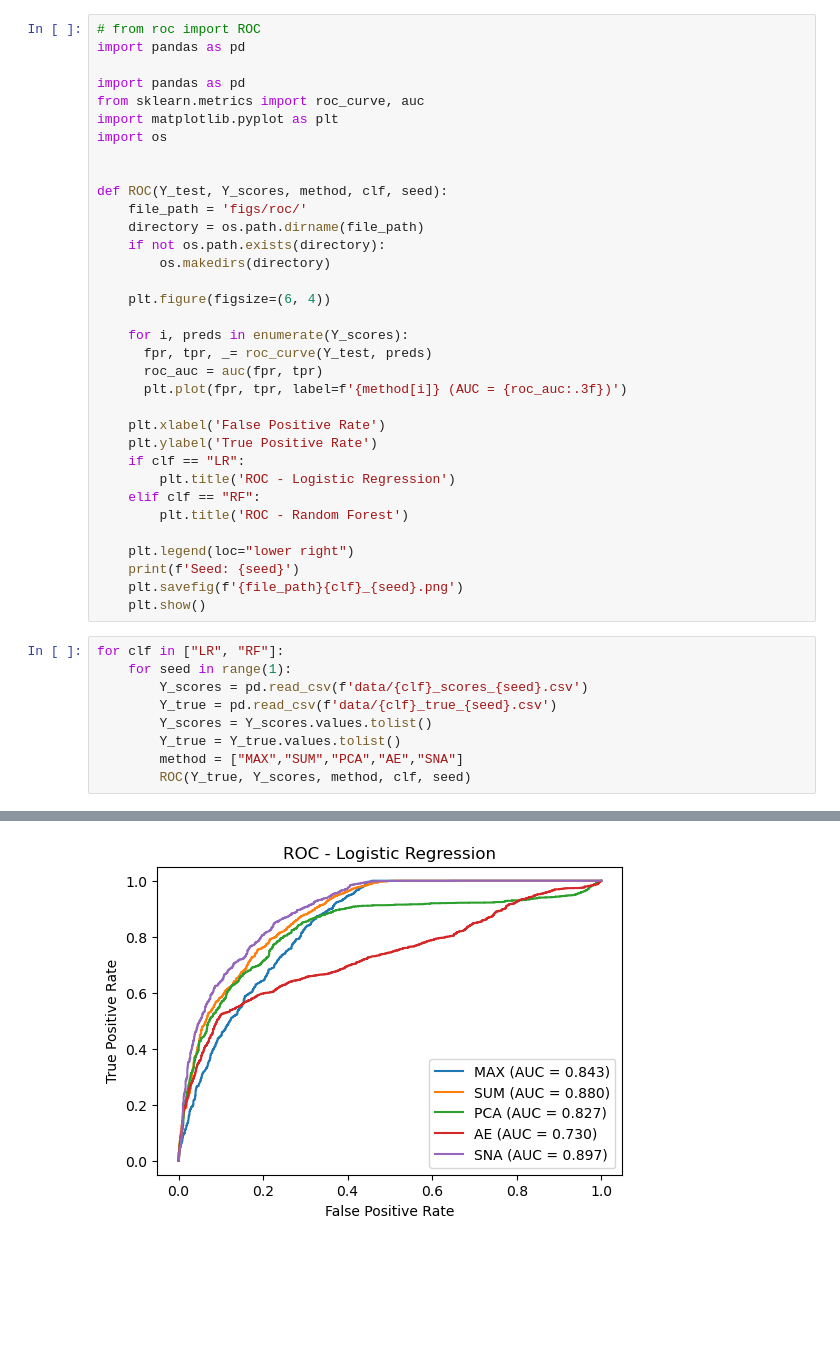
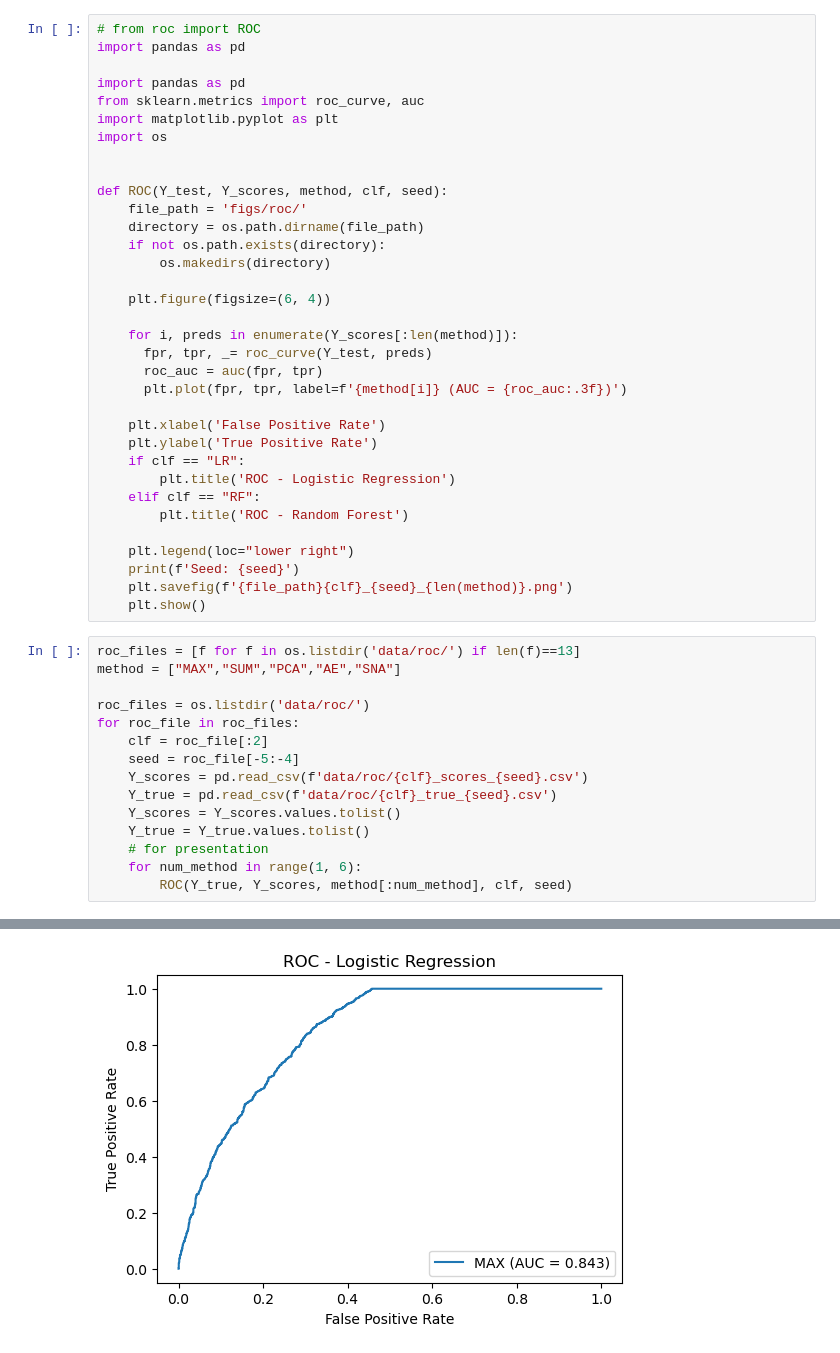
Before and after one commit to yangmeng96/sna, a Jupyter notebook: roc_graph.ipynb, the cells around one changed output, grey strips where cells are left out. Cells and saved outputs as stored; diff of their text form; blank space fills up the shorter version.

```diff
--- a/roc_graph.ipynb
+++ b/roc_graph.ipynb
@@ -16,7 +16,7 @@ def ROC(Y_test, Y_scores, method, clf, seed):
 
     plt.figure(figsize=(6, 4))
 
-    for i, preds in enumerate(Y_scores):
+    for i, preds in enumerate(Y_scores[:len(method)]):
       fpr, tpr, _= roc_curve(Y_test, preds)
       roc_auc = auc(fpr, tpr)
       plt.plot(fpr, tpr, label=f'{method[i]} (AUC = {roc_auc:.3f})')
@@ -30,18 +30,24 @@ def ROC(Y_test, Y_scores, method, clf, seed):
 
     plt.legend(loc="lower right")
     print(f'Seed: {seed}')
-    plt.savefig(f'{file_path}{clf}_{seed}.png')
+    plt.savefig(f'{file_path}{clf}_{seed}_{len(method)}.png')
     plt.show()
 # %%
-for clf in ["LR", "RF"]:
-    for seed in range(1):
-        Y_scores = pd.read_csv(f'data/{clf}_scores_{seed}.csv')
-        Y_true = pd.read_csv(f'data/{clf}_true_{seed}.csv')
-        Y_scores = Y_scores.values.tolist()
-        Y_true = Y_true.values.tolist()
-        method = ["MAX","SUM","PCA","AE","SNA"]
-        ROC(Y_true, Y_scores, method, clf, seed)
+roc_files = [f for f in os.listdir('data/roc/') if len(f)==13]
+method = ["MAX","SUM","PCA","AE","SNA"]
+
+roc_files = os.listdir('data/roc/')
+for roc_file in roc_files:
+    clf = roc_file[:2]
+    seed = roc_file[-5:-4]
+    Y_scores = pd.read_csv(f'data/roc/{clf}_scores_{seed}.csv')
+    Y_true = pd.read_csv(f'data/roc/{clf}_true_{seed}.csv')
+    Y_scores = Y_scores.values.tolist()
+    Y_true = Y_true.values.tolist()
+    # for presentation
+    for num_method in range(1, 6):
+        ROC(Y_true, Y_scores, method[:num_method], clf, seed)
 # %% [output]
 Seed: 0
-[figure, old version]
+[figure, new version]
 Seed: 0
```
Also changed, not shown: parts of 2 cells of this notebook, 24 other files.
